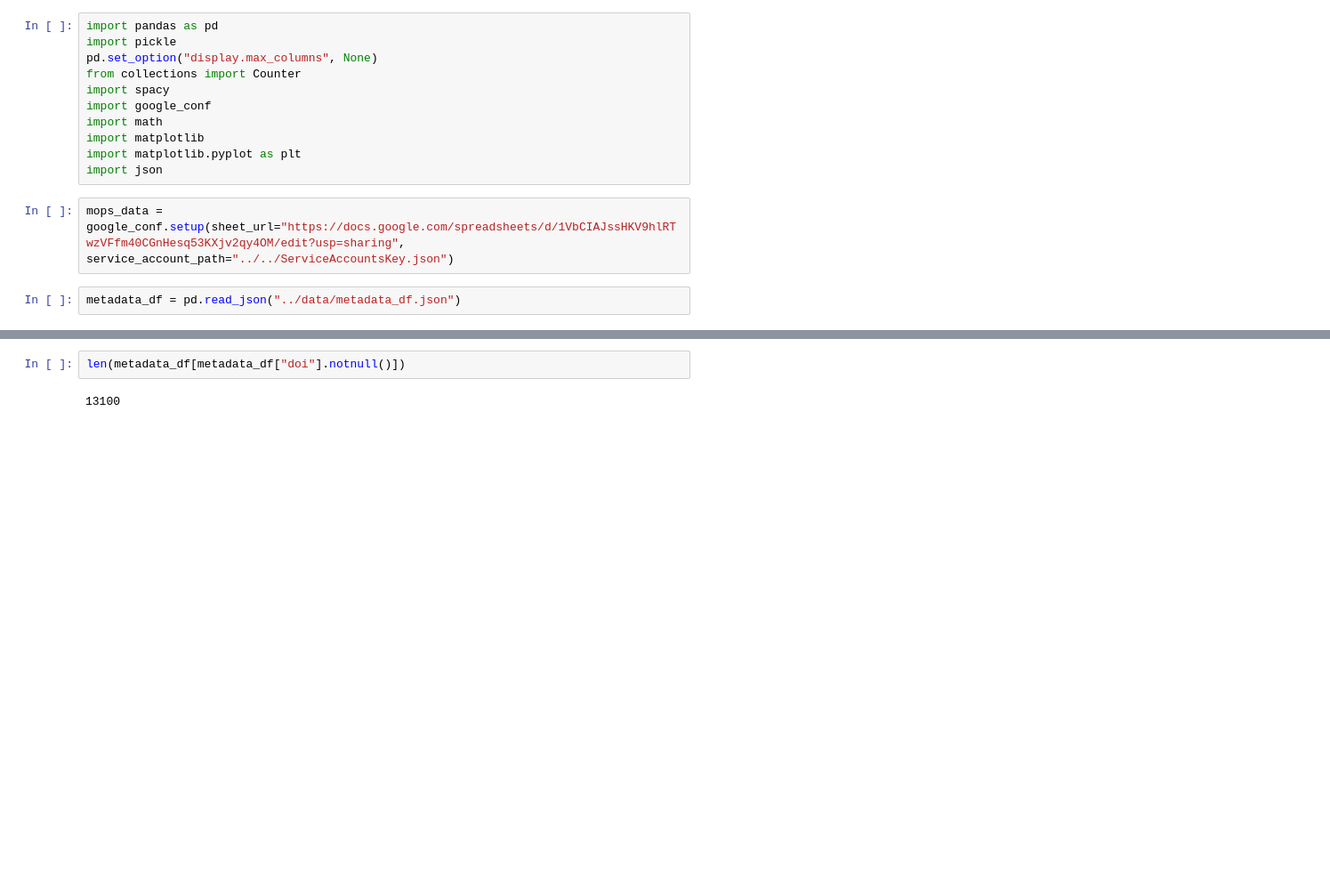
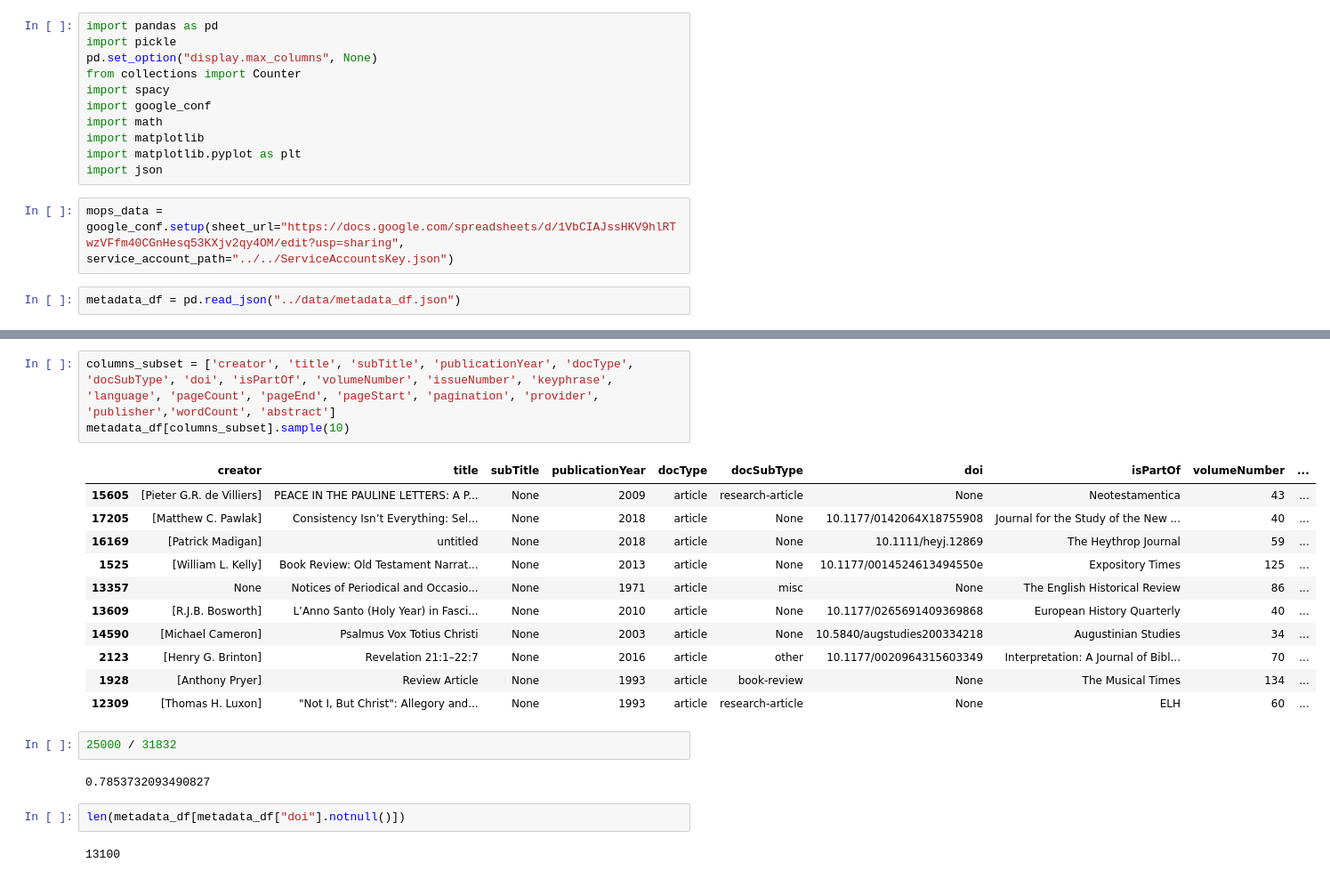
Before and after one commit to kasev/mops, a Jupyter notebook: scripts/2_jstor-metadata-explorations.ipynb, the cells around one changed output, grey strips where cells are left out. Shown at 89% size. Cells and saved outputs as stored; diff of their text form; blank space fills up the shorter version.

```diff
--- a/scripts/2_jstor-metadata-explorations.ipynb
+++ b/scripts/2_jstor-metadata-explorations.ipynb
@@ -25,3 +26,22 @@ metadata_df.head(5)
+# %%
+columns_subset = ['creator', 'title', 'subTitle', 'publicationYear', 'docType', 'docSubType', 'doi', 'isPartOf', 'volumeNumber', 'issueNumber', 'keyphrase', 'language', 'pageCount', 'pageEnd', 'pageStart', 'pagination', 'provider', 'publisher','wordCount', 'abstract']
+metadata_df[columns_subset].sample(10)
+# %% [output]
+|  | creator | title | subTitle | publicationYear | docType | docSubType | doi | isPartOf | volumeNumber | ... |
+| 15605 | [Pieter G.R. de Villiers] | PEACE IN THE PAULINE LETTERS: A P... | None | 2009 | article | research-article | None | Neotestamentica | 43 | ... |
+| 17205 | [Matthew C. Pawlak] | Consistency Isn’t Everything: Sel... | None | 2018 | article | None | 10.1177/0142064X18755908 | Journal for the Study of the New ... | 40 | ... |
+| 16169 | [Patrick Madigan] | untitled | None | 2018 | article | None | 10.1111/heyj.12869 | The Heythrop Journal | 59 | ... |
+| 1525 | [William L. Kelly] | Book Review: Old Testament Narrat... | None | 2013 | article | None | 10.1177/0014524613494550e | Expository Times | 125 | ... |
+| 13357 | None | Notices of Periodical and Occasio... | None | 1971 | article | misc | None | The English Historical Review | 86 | ... |
+| 13609 | [R.J.B. Bosworth] | L’Anno Santo (Holy Year) in Fasci... | None | 2010 | article | None | 10.1177/0265691409369868 | European History Quarterly | 40 | ... |
+| 14590 | [Michael Cameron] | Psalmus Vox Totius Christi | None | 2003 | article | None | 10.5840/augstudies200334218 | Augustinian Studies | 34 | ... |
+| 2123 | [Henry G. Brinton] | Revelation 21:1–22:7 | None | 2016 | article | other | 10.1177/0020964315603349 | Interpretation: A Journal of Bibl... | 70 | ... |
+| 1928 | [Anthony Pryer] | Review Article | None | 1993 | article | book-review | None | The Musical Times | 134 | ... |
+| 12309 | [Thomas H. Luxon] | "Not I, But Christ": Allegory and... | None | 1993 | article | research-article | None | ELH | 60 | ... |
+# %%
+25000 / 31832
+# %% [output]
+0.7853732093490827
 # %%
 len(metadata_df[metadata_df["doi"].notnull()])
 # %% [output]
```
Also changed, not shown: parts of 12 cells of this notebook, 6 other files.
